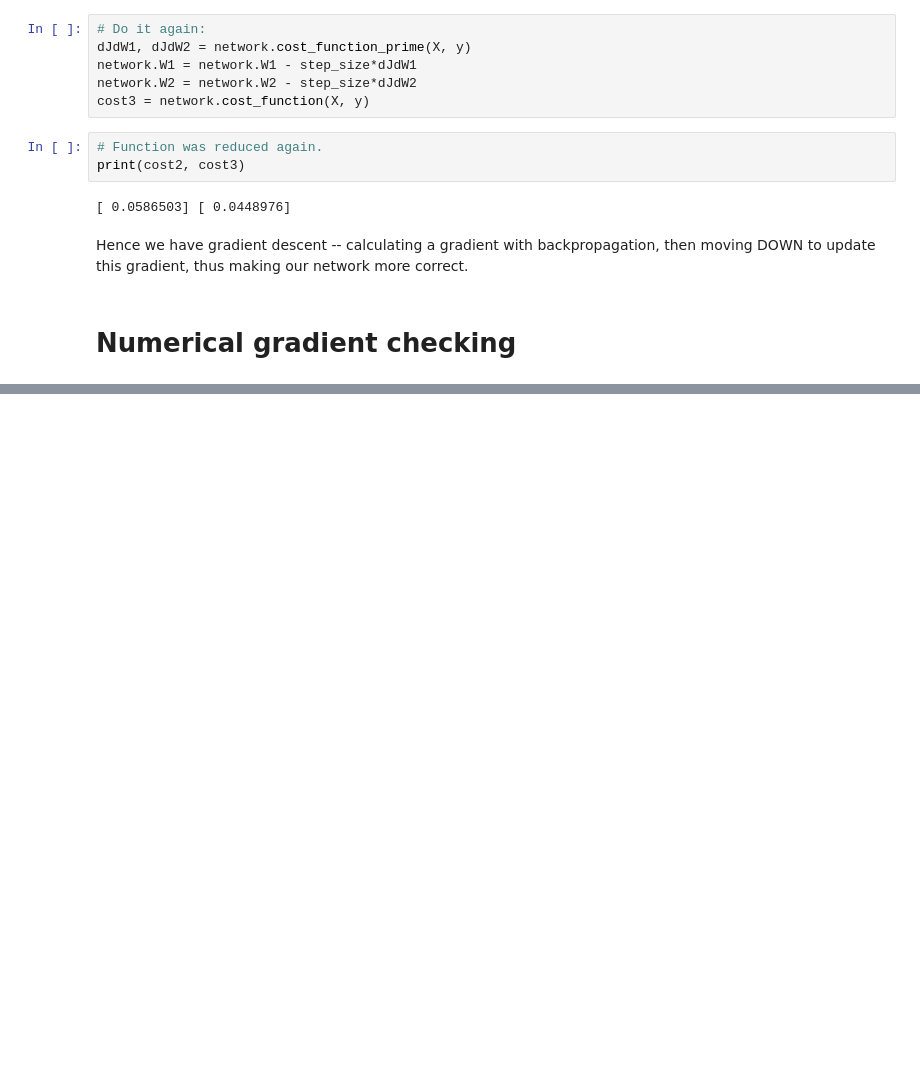
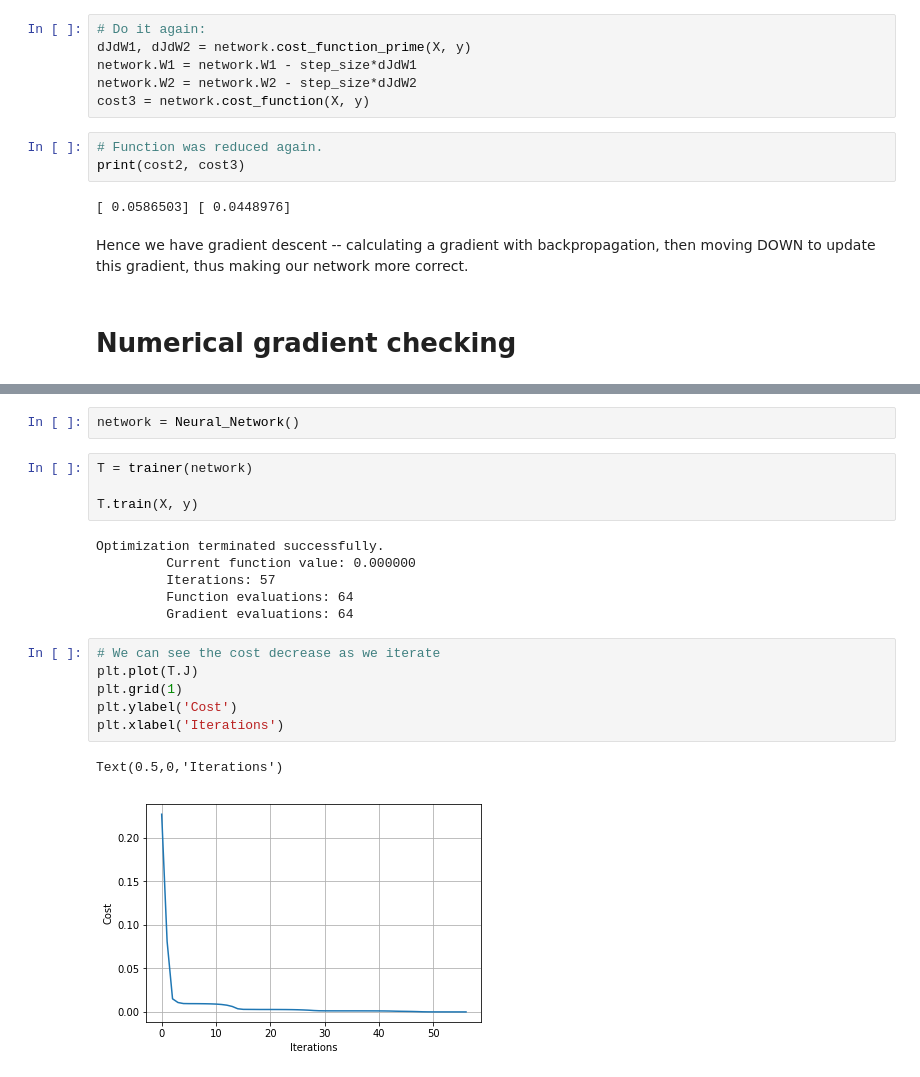
Before and after one commit to pekoto-zz/MyJupyterNotes, a Jupyter notebook: Neural Network Notes.ipynb, the cells around one changed output, grey strips where cells are left out. Drawn from its saved outputs; the diff is of its cells as text; blank space fills up the shorter version.

Commit message:
Training

```diff
--- a/Neural Network Notes.ipynb
+++ b/Neural Network Notes.ipynb
@@ -487,0 +635,21 @@ Hence we have gradient descent -- calculating a gradient with backpropagation, t
+# %%
+network = Neural_Network()
+# %%
+T = trainer(network)
+
+T.train(X, y)
+# %% [output]
+Optimization terminated successfully.
+         Current function value: 0.000000
+         Iterations: 57
+         Function evaluations: 64
+         Gradient evaluations: 64
+# %%
+# We can see the cost decrease as we iterate
+plt.plot(T.J)
+plt.grid(1)
+plt.ylabel('Cost')
+plt.xlabel('Iterations')
+# %% [output]
+Text(0.5,0,'Iterations')
+[figure, added]
```
Also changed, not shown: parts of 9 cells of this notebook.
